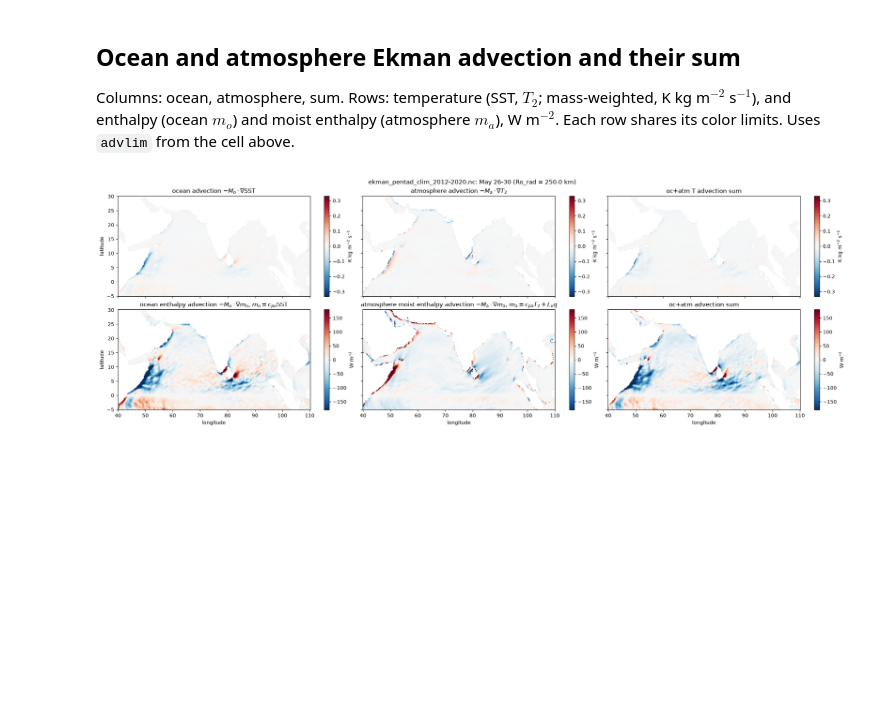
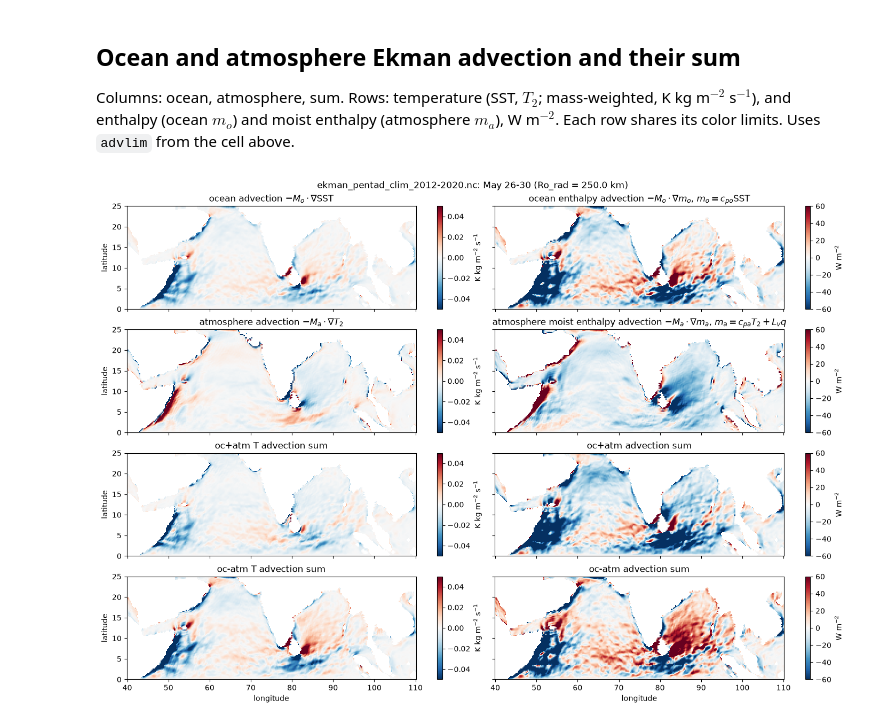
Before and after one commit to deszoeke/ekman-astz, a Jupyter notebook: plot/ekman_plots.ipynb, the cells around one changed output. Drawn from its saved outputs; the diff is of its cells as text; code cells hidden in the pictures; blank space fills up the shorter version.

```diff
--- a/plot/ekman_plots.ipynb
+++ b/plot/ekman_plots.ipynb
@@ -52,17 +59,24 @@ Atmosphere and ocean (moist) enthalpy color ranges are both 20 kJ/kg. The atmosp
 # %% [markdown]
 ## Ocean and atmosphere Ekman advection and their sum
 Columns: ocean, atmosphere, sum. Rows: temperature (SST, $T_2$; mass-weighted, K kg m$^{-2}$ s$^{-1}$), and enthalpy (ocean $m_o$) and moist enthalpy (atmosphere $m_a$), W m$^{-2}$. Each row shares its color limits. Uses `advlim` from the cell above.
-# %%
-Tlim = maximum(symlim, (f.advT_o, f.advT_a)) # shared by the temperature row
-Hlim = advlim                                # W m^-2, shared by the enthalpy row
-panels_adv = [
-    panel(f.advT_o, raw"ocean advection $-M_o \cdot \nabla$SST", advT_units; vmin=-Tlim, vmax=Tlim),
-    panel(f.advT_a, raw"atmosphere advection $-M_a \cdot \nabla T_2$", advT_units; vmin=-Tlim, vmax=Tlim),
-    panel(f.advT_o .+ f.advT_a, "oc+atm T advection sum", advT_units; vmin=-Tlim, vmax=Tlim),
-    panel(f.adv_o, raw"ocean enthalpy advection $-M_o \cdot \nabla m_o$, $m_o = c_{po}$SST", flux_units; vmin=-Hlim, vmax=Hlim),
-    panel(f.adv_a, raw"atmosphere moist enthalpy advection $-M_a \cdot \nabla m_a$, $m_a = c_{pa}T_2 + L_v q$", flux_units; vmin=-Hlim, vmax=Hlim),
-    panel(f.adv_o .+ f.adv_a, "oc+atm advection sum", flux_units; vmin=-Hlim, vmax=Hlim)]
-fig_adv, axs_adv = plot_panels(f.lon, f.lat, panels_adv; ncols=3, land=f.land, suptitle=figtitle);
-# fig_adv.savefig("ekman_adv_sum_pentad$p.png")
-# %% [output]
-[figure, removed]
+# %%
+Tlim = 0.05 # maximum(symlim, (f.advT_o, f.advT_a)) # shared by the temperature row
+Hlim = 60                               # W m^-2, shared by the enthalpy row
+panels_adv = [
+    panel(f.advT_o, raw"ocean advection $-M_o \cdot \nabla$SST", advT_units; vmin=-Tlim, vmax=Tlim),
+    panel(f.adv_o, raw"ocean enthalpy advection $-M_o \cdot \nabla m_o$, $m_o = c_{po}$SST", flux_units; vmin=-Hlim, vmax=Hlim),
+    panel(f.advT_a, raw"atmosphere advection $-M_a \cdot \nabla T_2$", advT_units; vmin=-Tlim, vmax=Tlim),
+    panel(f.adv_a, raw"atmosphere moist enthalpy advection $-M_a \cdot \nabla m_a$, $m_a = c_{pa}T_2 + L_v q$", flux_units; vmin=-Hlim, vmax=Hlim),
+    panel(f.advT_o .+ f.advT_a, "oc+atm T advection sum", advT_units; vmin=-Tlim, vmax=Tlim),
+    panel(f.adv_o .+ f.adv_a, "oc+atm advection sum", flux_units; vmin=-Hlim, vmax=Hlim),
+    panel(f.advT_o .- f.advT_a, "oc-atm T advection sum", advT_units; vmin=-Tlim, vmax=Tlim),
+    panel(f.adv_o .- f.adv_a, "oc-atm advection sum", flux_units; vmin=-Hlim, vmax=Hlim)
+    ]
+fig_adv, axs_adv = plot_panels(f.lon, f.lat, panels_adv; ncols=2, land=f.land, suptitle=figtitle);
+for ax in axs_adv.flat
+    ax.set_ylim(latlim...); # axes are shared: sets all panels
+    ax.set_aspect("equal")
+end
+# fig_adv.savefig("ekman_adv_sum_pentad$p.png")
+# %% [output]
+[figure, added]
```
Also changed, not shown: parts of 6 cells of this notebook, 2 other files.
